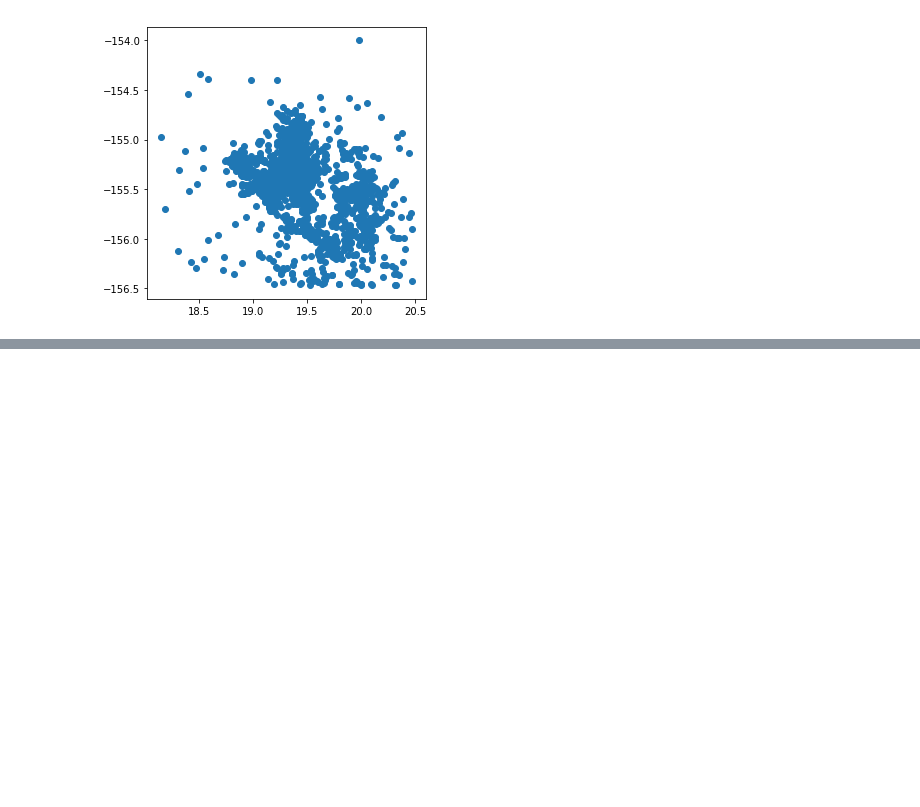
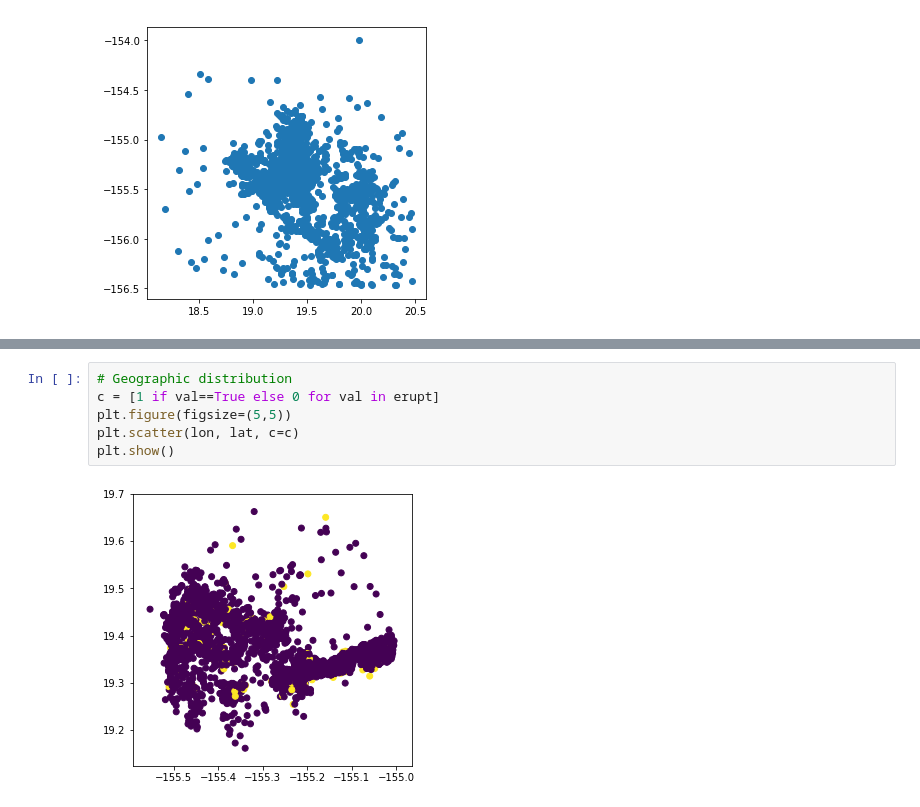
Before and after one commit to bmullet/PEEVED, a Jupyter notebook: Data Exploration.ipynb, the cells around one changed output, grey strips where cells are left out. Drawn from its saved outputs; the diff is of its cells as text; blank space fills up the shorter version.

```diff
--- a/Data Exploration.ipynb
+++ b/Data Exploration.ipynb
@@ -42,0 +103,8 @@ datetime.datetime(2019, 10, 3, 6, 10, 43)
+# %%
+# Geographic distribution
+c = [1 if val==True else 0 for val in erupt]
+plt.figure(figsize=(5,5))
+plt.scatter(lon, lat, c=c)
+plt.show()
+# %% [output]
+[figure, added]
```
Also changed, not shown: parts of 29 cells of this notebook, 4 other files.
